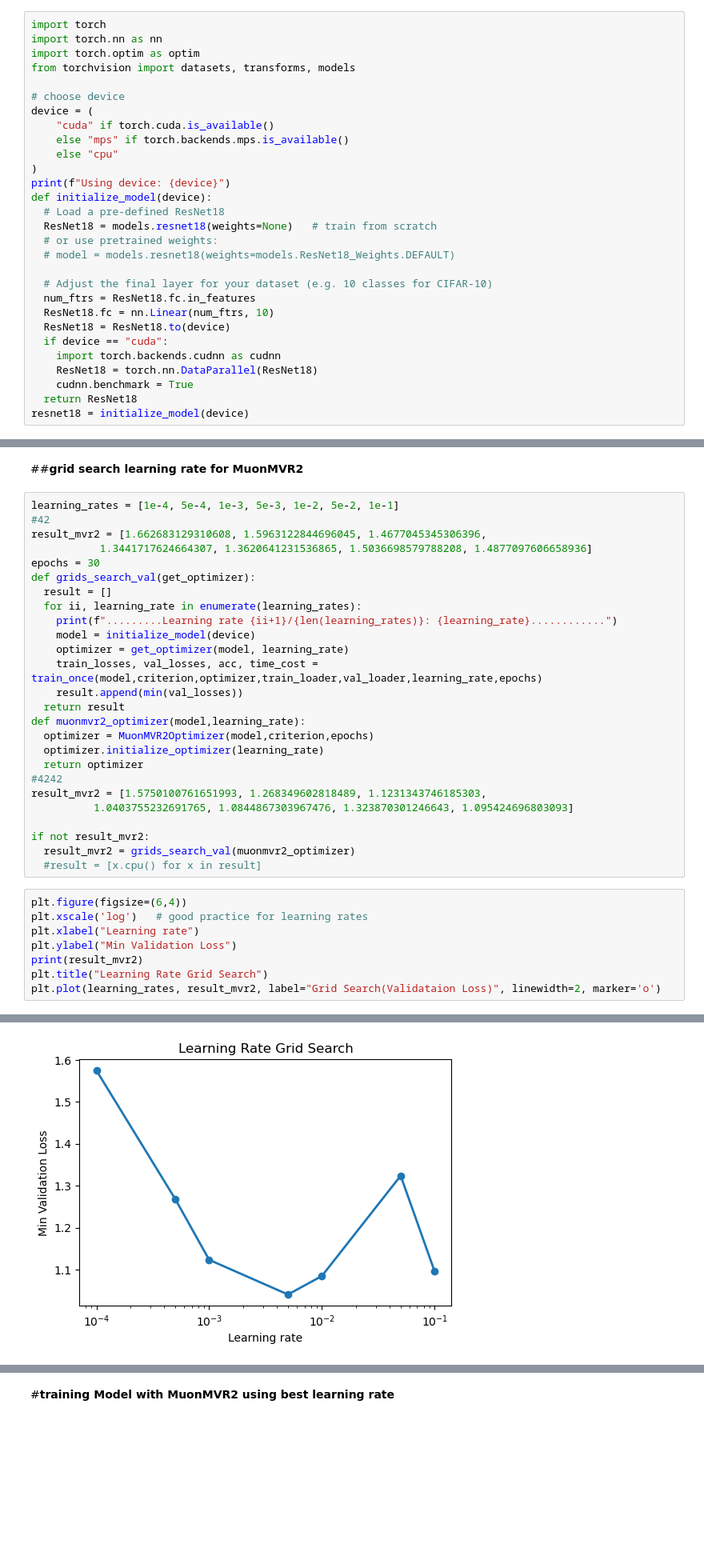
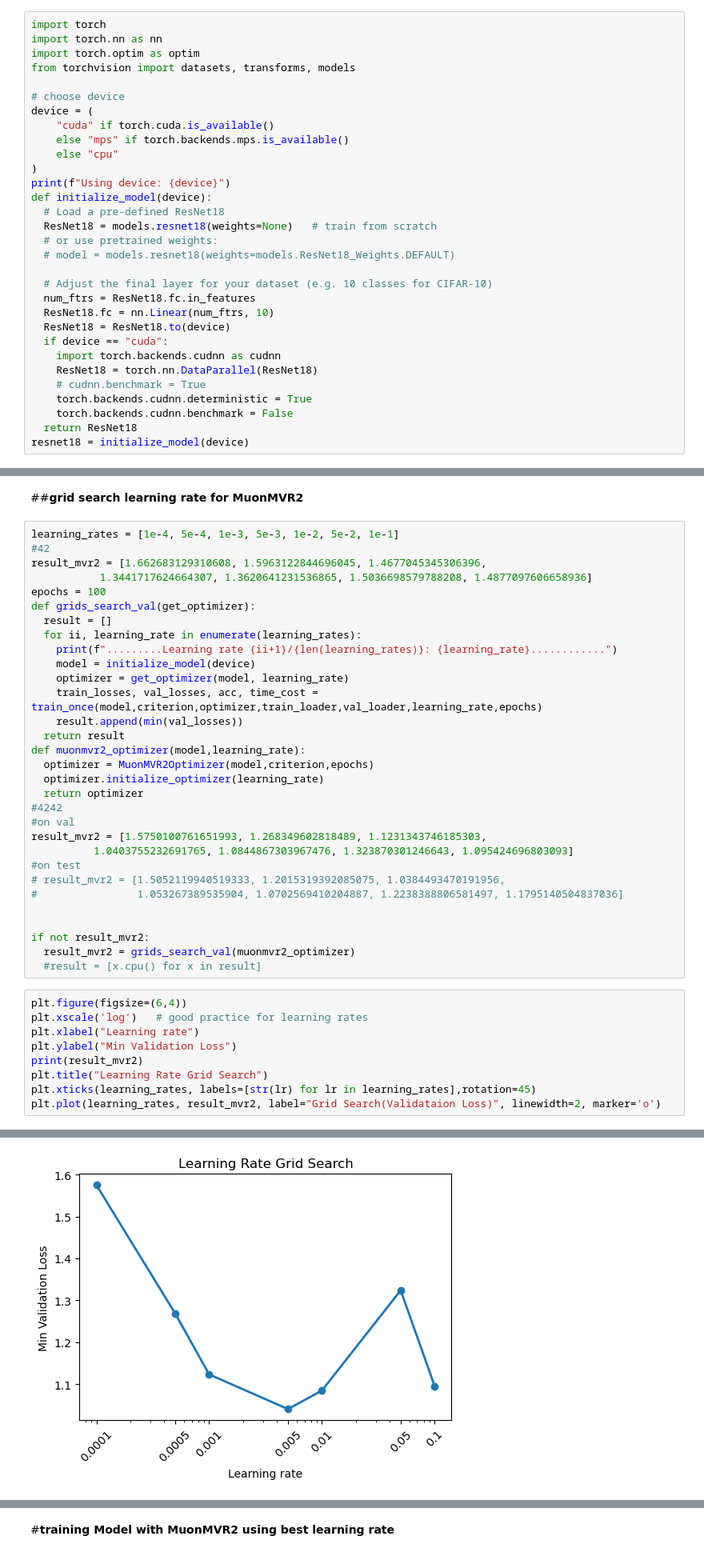
Before and after one commit to RayCyder/Intro, a Jupyter notebook: ResNet_Implementation_on_CIFAR10_2.ipynb, the cells around one changed output, grey strips where cells are left out. Shown at 80% size. Saved outputs shown, nothing was run; the diff lists cells and outputs as text; blank space fills up the shorter version.

```diff
--- a/ResNet_Implementation_on_CIFAR10_2.ipynb
+++ b/ResNet_Implementation_on_CIFAR10_2.ipynb
@@ -184,7 +218,9 @@ def initialize_model(device):
   if device == "cuda":
     import torch.backends.cudnn as cudnn
     ResNet18 = torch.nn.DataParallel(ResNet18)
-    cudnn.benchmark = True
+    # cudnn.benchmark = True
+    torch.backends.cudnn.deterministic = True
+    torch.backends.cudnn.benchmark = False
   return ResNet18
 resnet18 = initialize_model(device)
 # %% [output]
@@ -681,7 +719,7 @@ learning_rates = [1e-4, 5e-4, 1e-3, 5e-3, 1e-2, 5e-2, 1e-1]
 #42
 result_mvr2 = [1.662683129310608, 1.5963122844696045, 1.4677045345306396,
            1.3441717624664307, 1.3620641231536865, 1.5036698579788208, 1.4877097606658936]
-epochs = 30
+epochs = 100
 def grids_search_val(get_optimizer):
   result = []
   for ii, learning_rate in enumerate(learning_rates):
@@ -696,8 +734,13 @@ def muonmvr2_optimizer(model,learning_rate):
   optimizer.initialize_optimizer(learning_rate)
   return optimizer
 #4242
+#on val
 result_mvr2 = [1.5750100761651993, 1.268349602818489, 1.1231343746185303,
           1.0403755232691765, 1.0844867303967476, 1.323870301246643, 1.095424696803093]
+#on test
+# result_mvr2 = [1.5052119940519333, 1.2015319392085075, 1.0384493470191956,
+#                1.053267389535904, 1.0702569410204887, 1.2238388806581497, 1.1795140504837036]
+
 
 if not result_mvr2:
   result_mvr2 = grids_search_val(muonmvr2_optimizer)
@@ -705,15 +748,16 @@ if not result_mvr2:
 # %%
 plt.figure(figsize=(6,4))
 plt.xscale('log')   # good practice for learning rates
 plt.xlabel("Learning rate")
 plt.ylabel("Min Validation Loss")
 print(result_mvr2)
 plt.title("Learning Rate Grid Search")
+plt.xticks(learning_rates, labels=[str(lr) for lr in learning_rates],rotation=45)
 plt.plot(learning_rates, result_mvr2, label="Grid Search(Validataion Loss)", linewidth=2, marker='o')
 # %% [output]
 [1.5750100761651993, 1.268349602818489, 1.1231343746185303, 1.0403755232691765, 1.0844867303967476, 1.323870301246643, 1.095424696803093]
 [<matplotlib.lines.Line2D at 0x...>]
-[figure, old version]
+[figure, new version]
 # %%
 min_index = result_mvr2.index(min(result_mvr2))
 learning_rate = learning_rates[min_index]
```
Also changed, not shown: parts of 21 cells of this notebook.
